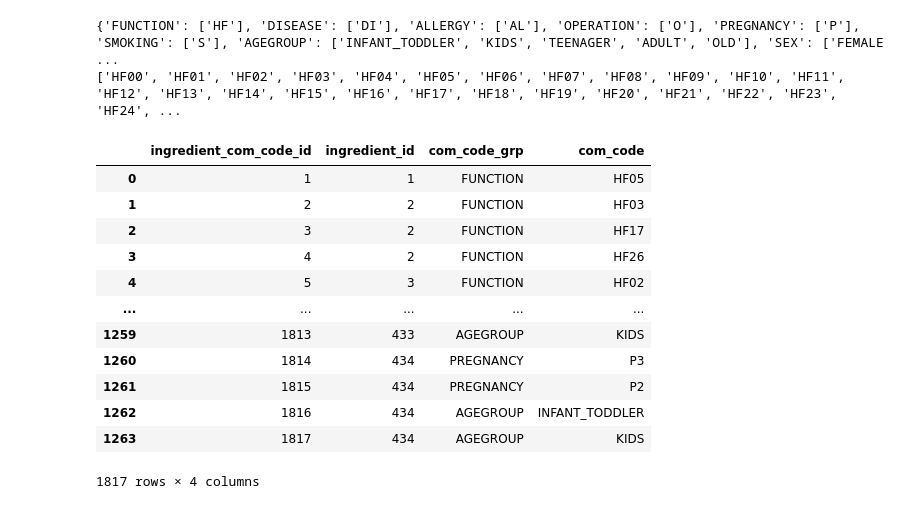
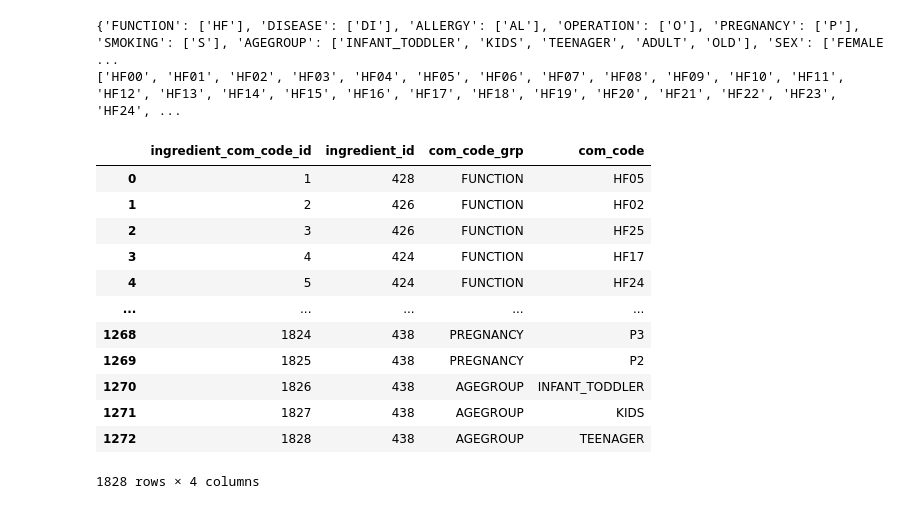
Before and after one commit to metaego/Our-family-pharmacist, a Jupyter notebook: data_processing/ingredient_processing.ipynb, the cells around one changed output. Cells and saved outputs as stored; diff of their text form; code cells hidden in the pictures.

Commit message:
fix : update ingredient_id column's values baseed on the previous dataset

```diff
--- a/data_processing/ingredient_processing.ipynb
+++ b/data_processing/ingredient_processing.ipynb
@@ -1942,0 +1987,4 @@ i_df['ingredient_id'] = [id for id in range(1, 435)]
+# %%
+new_i_df = pd.merge(i_df, check_i_df[['ingredient_raw_name', 'ingredient_id']], how='left', on='ingredient_raw_name')
+# new_i_df['ingredient_id'].astype(int64)
+new_i_df.loc[new_i_df['ingredient_id'].isnull(), ['ingredient_raw_name', 'ingredient_id']]
@@ -1942,0 +2009,12 @@ i_df['ingredient_id'] = [id for id in range(1, 435)]
+# %%
+# 특수문자 등 이름이 살짝 달라 merge 되지 않은 내용 업데이트
+new_i_df.loc[new_i_df['ingredient_raw_name'].str.contains('오메가'), 'ingredient_id'] = 183
+new_i_df.loc[new_i_df['ingredient_raw_name'].str.contains('NAG'), 'ingredient_id'] = 391
+new_i_df.loc[new_i_df['ingredient_raw_name'].str.contains('엠에스엠'), 'ingredient_id'] = 356
+new_i_df.loc[new_i_df['ingredient_raw_name'].str.contains('글루코만난'), 'ingredient_id'] = 358
+new_i_df.loc[new_i_df['ingredient_raw_name'].str.contains('제2008-67호'), 'ingredient_id'] = 264
+new_i_df.loc[new_i_df['ingredient_raw_name'].str.contains('제2010-1호'), 'ingredient_id'] = 275
+new_i_df.loc[new_i_df['ingredient_raw_name'].str.contains('제2009-49호'), 'ingredient_id'] = 174
+new_i_df.loc[new_i_df['ingredient_raw_name'].str.contains('제2013-35호'), 'ingredient_id'] = 125
+
+new_i_df.loc[new_i_df['ingredient_id'].isnull(), ['ingredient_raw_name', 'ingredient_id']]
@@ -1942,0 +2050,9 @@ i_df['ingredient_id'] = [id for id in range(1, 435)]
+# %%
+new_i_df.loc[new_i_df['ingredient_id'].isnull(), 'ingredient_id'] = [id for id in range(431, 439)]
+# %%
+# ingredient_id 열의 데이터 타입을 float64에서 int64로 변경
+new_i_df['ingredient_id'] = new_i_df['ingredient_id'].astype('int64')
+
+# 변경된 데이터 타입 확인
+print(new_i_df['ingredient_id'].dtypes)
+new_i_df['ingredient_id']
@@ -1999,36 +2129,36 @@ def expand_ingredient_codes(df, pk_col, code_col, com_code_grp_dict):
     return pd.DataFrame(expanded_rows)
 # %%
 # 함수 적용
-ingredient_com_code_function = expand_ingredient_codes(i_df[ingredient_com_code_table_columns], 'ingredient_id', 'ingredinet_function_code', com_code_grp_dict)
-ingredient_com_code_caution = expand_ingredient_codes(i_df[ingredient_com_code_table_columns], 'ingredient_id', 'ingredinet_caution_code', com_code_grp_dict)
+ingredient_com_code_function = expand_ingredient_codes(new_i_df[ingredient_com_code_table_columns], 'ingredient_id', 'ingredinet_function_code', com_code_grp_dict)
+ingredient_com_code_caution = expand_ingredient_codes(new_i_df[ingredient_com_code_table_columns], 'ingredient_id', 'ingredinet_caution_code', com_code_grp_dict)
 
 # 두 데이터프레임을 행 기준으로 합치기
 ingredient_com_code_table = pd.concat([ingredient_com_code_function, ingredient_com_code_caution], axis=0)
 
 # id 기준으로 오름차순 정렬
 ingredient_com_code_table.sort_values(by='ingredient_id', ignore_index=True)
 
 # 해당 테이블의 pk 값 1 ~ 1817의 값 넣기
-ingredient_com_code_table['ingredient_com_code_id'] = [com_code_id for com_code_id in range(1, 1818)]
+ingredient_com_code_table['ingredient_com_code_id'] = [com_code_id for com_code_id in range(1, 1829)] # 1818 -> 1829
 
 # 편의를 위해 컬럼 순서 재정렬
 ingredient_com_code_table = ingredient_com_code_table[['ingredient_com_code_id', 'ingredient_id', 'com_code_grp', 'com_code']]
 
 # 확인
 ingredient_com_code_table
 # %% [output]
 |  | ingredient_com_code_id | ingredient_id | com_code_grp | com_code |
-| 0 | 1 | 1 | FUNCTION | HF05 |
-| 1 | 2 | 2 | FUNCTION | HF03 |
-| 2 | 3 | 2 | FUNCTION | HF17 |
-| 3 | 4 | 2 | FUNCTION | HF26 |
-| 4 | 5 | 3 | FUNCTION | HF02 |
+| 0 | 1 | 428 | FUNCTION | HF05 |
+| 1 | 2 | 426 | FUNCTION | HF02 |
+| 2 | 3 | 426 | FUNCTION | HF25 |
+| 3 | 4 | 424 | FUNCTION | HF17 |
+| 4 | 5 | 424 | FUNCTION | HF24 |
 | ... | ... | ... | ... | ... |
-| 1259 | 1813 | 433 | AGEGROUP | KIDS |
-| 1260 | 1814 | 434 | PREGNANCY | P3 |
-| 1261 | 1815 | 434 | PREGNANCY | P2 |
-| 1262 | 1816 | 434 | AGEGROUP | INFANT_TODDLER |
-| 1263 | 1817 | 434 | AGEGROUP | KIDS |
+| 1268 | 1824 | 438 | PREGNANCY | P3 |
+| 1269 | 1825 | 438 | PREGNANCY | P2 |
+| 1270 | 1826 | 438 | AGEGROUP | INFANT_TODDLER |
+| 1271 | 1827 | 438 | AGEGROUP | KIDS |
+| 1272 | 1828 | 438 | AGEGROUP | TEENAGER |
-1817 rows × 4 columns
+1828 rows × 4 columns
 # %%
 # 피클 파일 및 csv 파일로 저장
```
Also changed, not shown: parts of 67 cells of this notebook.
